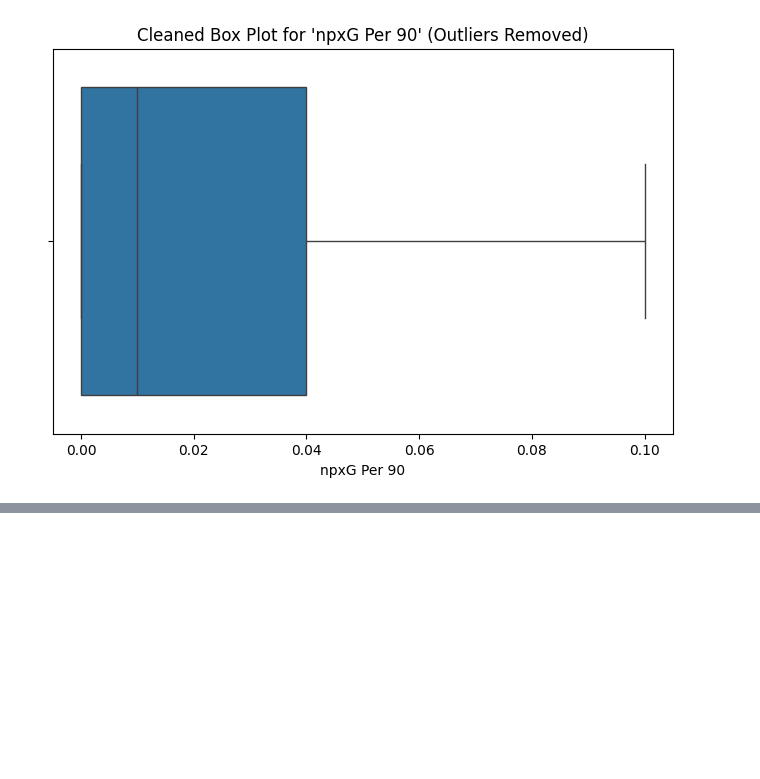
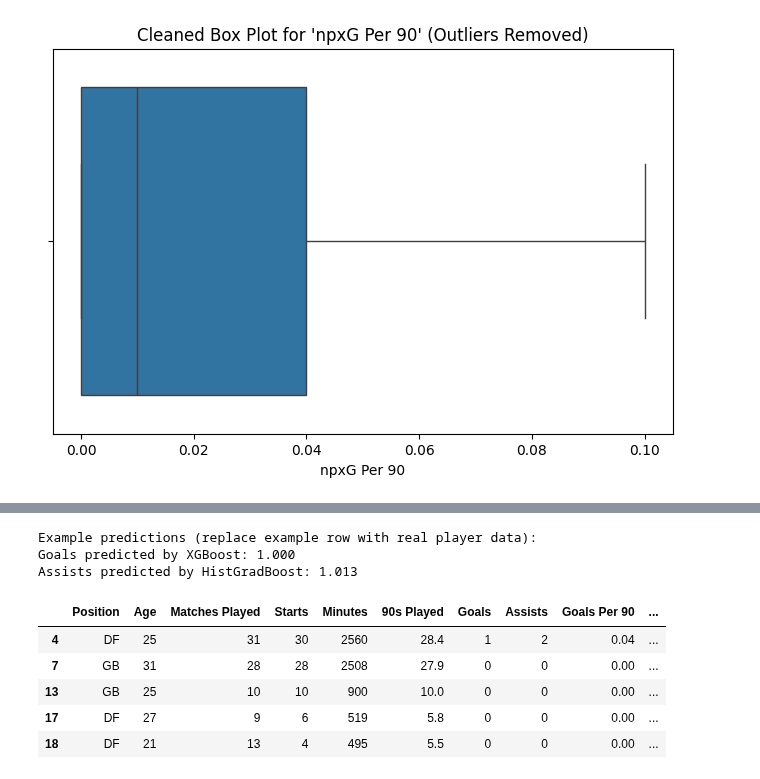
Before and after one commit to springboardmentor345a-create/Projects_2, a Jupyter notebook: EPL_Goal_&_Assist.ipynb, the cells around one changed output, grey strips where cells are left out. Saved outputs shown, nothing was run; the diff lists cells and outputs as text; code cells hidden in the pictures; blank space fills up the shorter version.

```diff
--- a/EPL_Goal_&_Assist.ipynb
+++ b/EPL_Goal_&_Assist.ipynb
@@ -218,7 +218,7 @@ def remove_outliers_simple(df):
     return df_filtered
 
 # Apply the function to your DataFrame
-match_winner_cleaned = remove_outliers_simple(goals_assist)
+goals_assist_cleaned = remove_outliers_simple(goals_assist)
 # %% [output]
 Original shape: (2057, 14)
 Cleaned shape: (1002, 14)
@@ -257,0 +441,45 @@ Generating NEW box plots for columns in cleaned data: ['Age', 'Matches Played',
+# %%
+# -------------------------
+# 6. Example: predict new player rows for Goals and Assists
+# -------------------------
+# Use best model (lowest RMSE) for each target
+examples = []
+for target_col, model_results in results_all.items():
+    best = model_results[0]
+    best_pipe = best["pipeline"]
+    # Example input dict - replace values with real player data
+    row = {
+        "Position": "DF",    # example
+        "Age": 25,
+        "Matches Played": 31,
+        "Starts": 30,
+        "Minutes": 2560,
+        "90s Played": 28.4,
+        "Goals Per 90": 0.04,
+        "Assists Per 90": 0.04,
+        "Non-Penalty Goals Per 90": 0.40,
+        "xG Per 90": 0.06,
+        "xAG Per 90": 0.03,
+        "npxG Per 90": 0.06
+    }
+    # Ensure we include exactly the training feature columns order
+    input_df = pd.DataFrame([row], columns=categorical_features + numeric_features)
+    pred = best_pipe.predict(input_df)[0]
+    examples.append((target_col, best["model"], pred))
+
+print("\nExample predictions (replace example row with real player data):")
+for target_col, model_name, val in examples:
+    print(f"{target_col} predicted by {model_name}: {val:.3f}")
+# %% [output]
+Example predictions (replace example row with real player data):
+Goals predicted by XGBoost: 1.000
+Assists predicted by HistGradBoost: 1.013
+# %%
+goals_assist_cleaned.head()
+# %% [output]
+|  | Position | Age | Matches Played | Starts | Minutes | 90s Played | Goals | Assists | Goals Per 90 | ... |
+| 4 | DF | 25 | 31 | 30 | 2560 | 28.4 | 1 | 2 | 0.04 | ... |
+| 7 | GB | 31 | 28 | 28 | 2508 | 27.9 | 0 | 0 | 0.00 | ... |
+| 13 | GB | 25 | 10 | 10 | 900 | 10.0 | 0 | 0 | 0.00 | ... |
+| 17 | DF | 27 | 9 | 6 | 519 | 5.8 | 0 | 0 | 0.00 | ... |
+| 18 | DF | 21 | 13 | 4 | 495 | 5.5 | 0 | 0 | 0.00 | ... |
```
Also changed, not shown: parts of 7 cells of this notebook.
